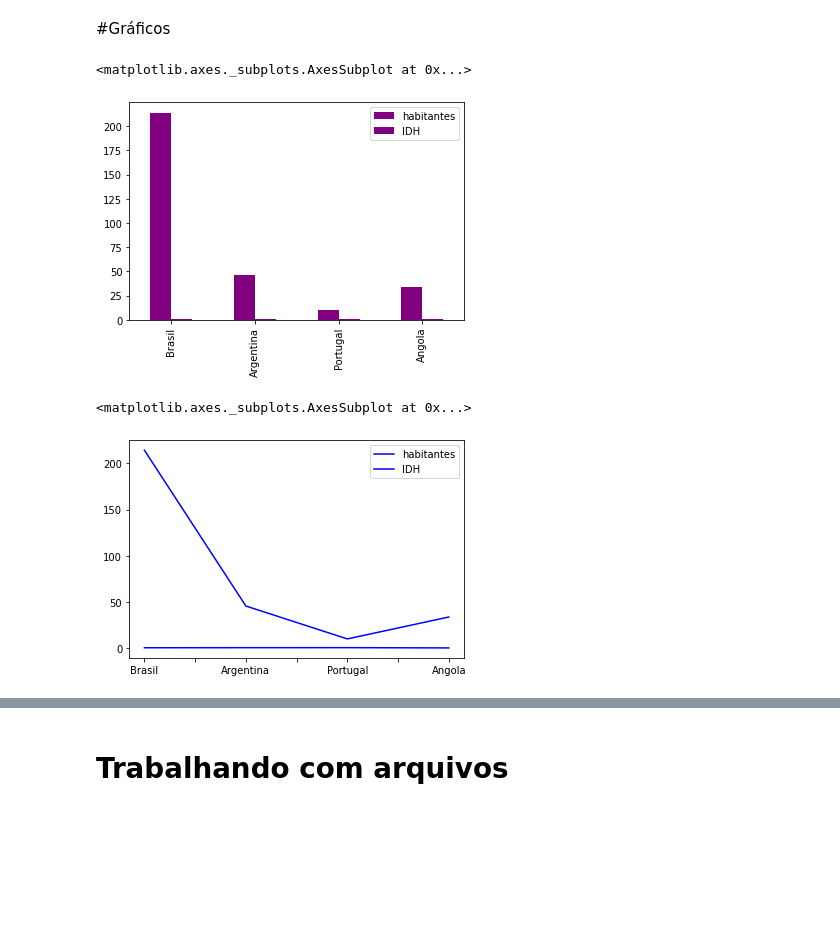
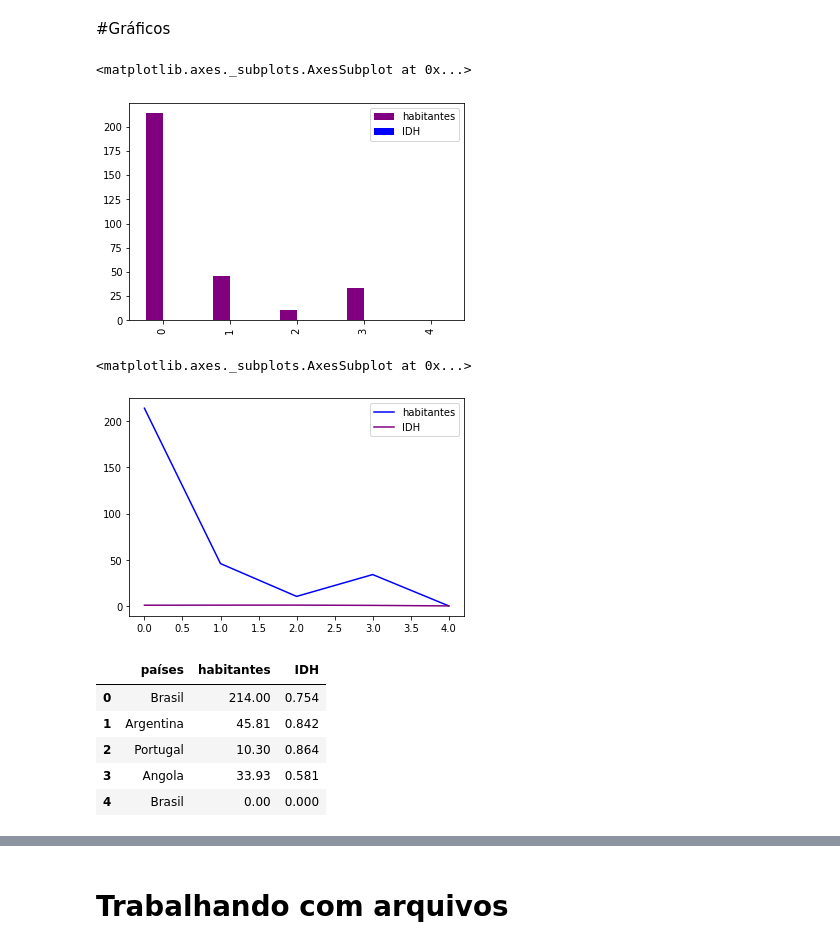
Before and after one commit to anamacao/analise_dados, a Jupyter notebook: Analise_dados_py.ipynb, the cells around one changed output, grey strips where cells are left out. Saved outputs shown, nothing was run; the diff lists cells and outputs as text; code cells hidden in the pictures; blank space fills up the shorter version.

```diff
--- a/Analise_dados_py.ipynb
+++ b/Analise_dados_py.ipynb
@@ -31,13 +31,13 @@ dtype: float64
 # Pandas Dataframe
 # %%
 dados = {
-    "países" : ["Brasil", "Argentina", "Portugal", "Angola"],
-    "habitantes" : [214, 45.81, 10.3, 33.93],
-    "IDH": [0.754, 0.842, 0.864, 0.581]
+    "países" : ["Brasil", "Argentina", "Portugal", "Angola","Brasil"],
+    "habitantes" : [214, 45.81, 10.3, 33.93,0],
+    "IDH": [0.754, 0.842, 0.864, 0.581,0]
 
 }
 
-países = pd.DataFrame(data=dados, index = nomes)
+países = pd.DataFrame(data=dados)
 países
 # %% [output]
 |  | países | habitantes | IDH |
@@ -125,14 +126,23 @@ Name: habitantes, dtype: float64
 # %% [markdown]
 #Gráficos
 # %%
-barras = países.plot (kind = "bar", legend = True, color = ["purple"])
+barras = países.plot (kind = "bar", legend = True, color = ["purple", "blue"])
 barras
 # %% [output]
 <matplotlib.axes._subplots.AxesSubplot at 0x...>
-[figure, old version]
+[figure, new version]
 # %%
-barras = países.plot (kind = "line", legend = True, color = ["blue"])
+linhas = países.plot (kind = "line", legend = True, color = ["blue","purple"])
 barras
 # %% [output]
 <matplotlib.axes._subplots.AxesSubplot at 0x...>
-[figure, old version]
+[figure, new version]
+# %%
+países
+# %% [output]
+|  | países | habitantes | IDH |
+| 0 | Brasil | 214.00 | 0.754 |
+| 1 | Argentina | 45.81 | 0.842 |
+| 2 | Portugal | 10.30 | 0.864 |
+| 3 | Angola | 33.93 | 0.581 |
+| 4 | Brasil | 0.00 | 0.000 |
```
Also changed, not shown: parts of 12 cells of this notebook.
